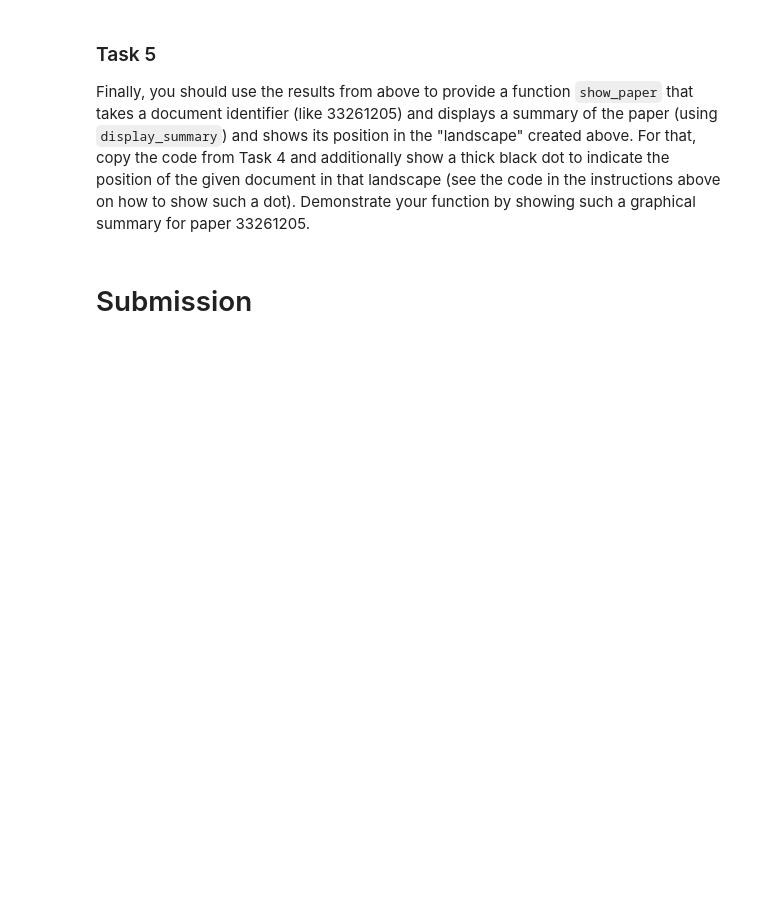
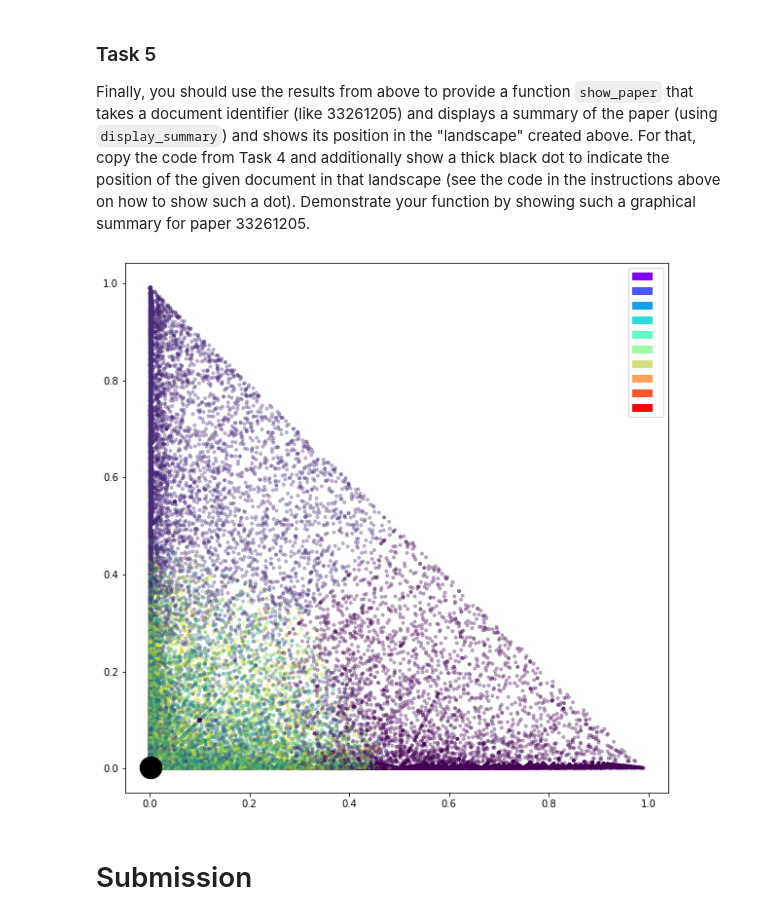
Before and after one commit to SpazzSpud/IR2022, a Jupyter notebook: 06_clustering.ipynb, the cells around one changed output. Saved outputs shown, nothing was run; the diff lists cells and outputs as text; code cells hidden in the pictures; blank space fills up the shorter version.

```diff
--- a/06_clustering.ipynb
+++ b/06_clustering.ipynb
@@ -372,3 +369,22 @@ Finally, you should use the results from above to provide a function `show_paper
+# %%
+# Add your code here
+clusters = []
+for topic_scores in doc_topic10:
+    clusters.append(np.argmax(topic_scores))
+
+# Create the scatter plot here
+plt.scatter(doc_topic10[:,0], doc_topic10[:,1], marker='.', alpha=0.3, c=clusters);
+
+# Plot the legend:
+plt.legend(handles=[mpatches.Patch(color=colors[i], label=topic_labels[i]) for i in range(0,10)]);
+
+def show_paper(doc_id):
+    i = doc_list.index(doc_id)
+    plt.scatter(doc_topic10[i,0], doc_topic10[i,1], s=500, marker='o', color='k');
+
+show_paper(33261205)
+# %% [output]
+[figure, added]
 # %% [markdown]
 # Submission
 # %% [markdown]
```
Also changed, not shown: parts of 13 cells of this notebook.
